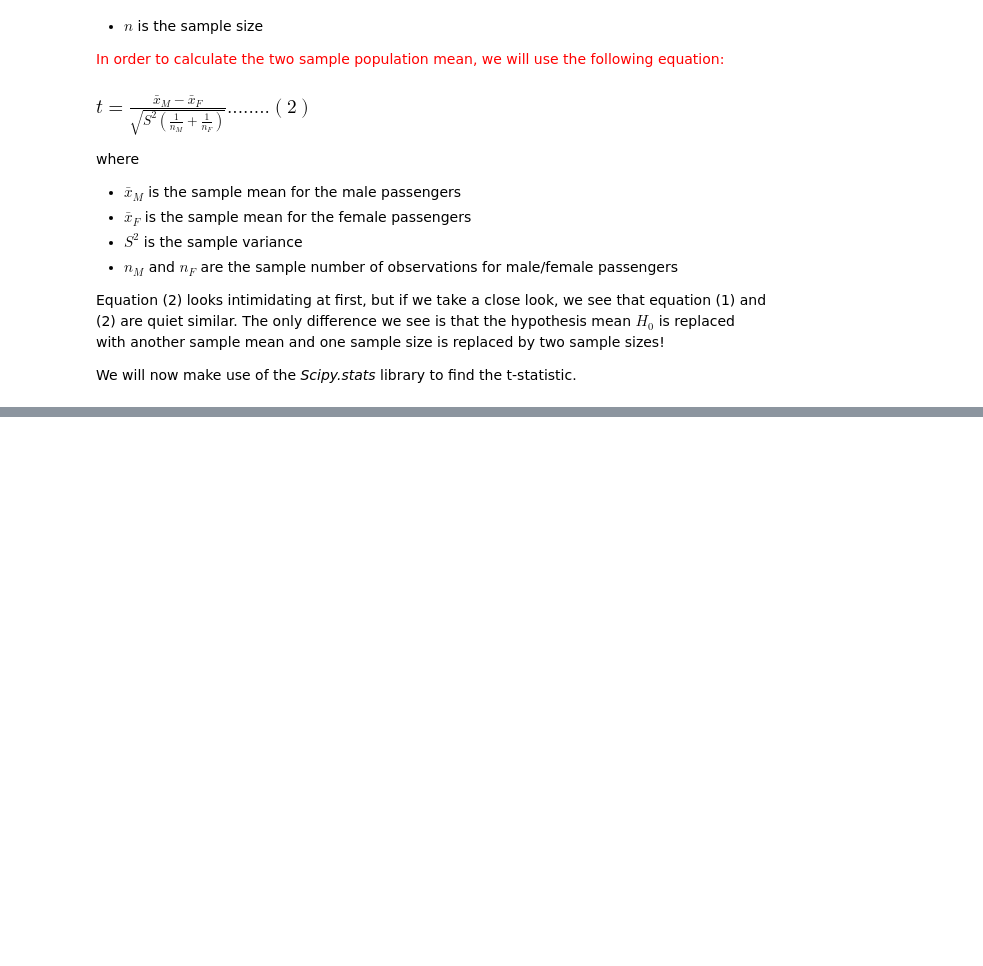
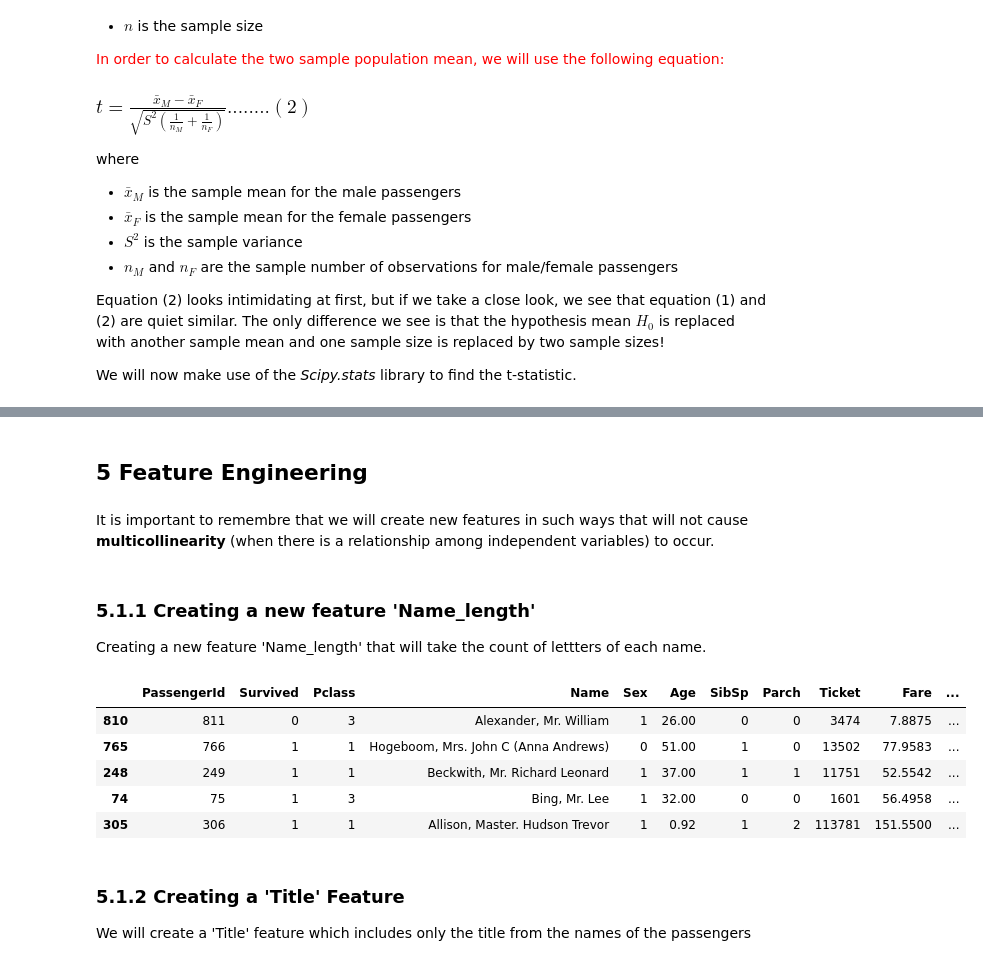
Before and after one commit to ghd7262/Titanic.Kaggle, a Jupyter notebook: Titanic.ipynb, the cells around one changed output, grey strips where cells are left out. Cells and saved outputs as stored; diff of their text form; code cells hidden in the pictures; blank space fills up the shorter version.

```diff
--- a/Titanic.ipynb
+++ b/Titanic.ipynb
@@ -814,0 +823,61 @@ import scipy.
+# %% [markdown]
+## 5 Feature Engineering
+# %% [markdown]
+It is important to remembre that we will create new features in such ways that will not cause **multicollinearity** (when there is a relationship among independent variables) to occur.
+# %% [markdown]
+### 5.1.1 Creating a new feature 'Name_length'
+
+Creating a new feature 'Name_length' that will take the count of lettters of each name.
+# %%
+train['name_length'] = [len(i) for i in train.Name] #creating a new column using a for loop by counting each of the letters
+test['name_length'] = [len(i) for i in test.Name]
+
+def name_length_group(size): #define a function
+    a = ''
+    if (size <= 20):
+        a = 'short'
+    elif (size <= 35):
+        a = 'medium'
+    elif (size <= 45):
+        a = 'good'
+    else:
+        a = 'long'
+    return a
+
+#A different approach to the function above:
+#def name_length_group(size):
+#   if (size <=20):
+#      return 'short'
+#   if (size <=35):
+#      return 'medium'
+#   if (size <=45):
+#      return 'good'
+#   return 'long
+
+train['nLength_group'] = train['name_length'].map(name_length_group)
+test['nLength_group'] = test['name_length'].map(name_length_group)
+
+#'map' is python's built-in function.
+#'map' function basically takes a function and returns an iterable list/tuple
+#or in this case series. However, map can be used like map(function) i.e. map(
+#name_length_group, train[feature]). However, here we do not need to use parameter(
+#'size') for name_length_group because when we used the map function like '.map' with
+#a series before dot, we are basically hnting that series and the iterable. This is
+#similar to .append approach in python.
+# %%
+#cuts the column by given bins based on the range of name_length
+group_names = ['short','medium','good','long']
+train['name_len_group'] = pd.cut(train['name_length'], bins =4, labels=group_names)
+# %%
+train.sample(5)
+# %% [output]
+|  | PassengerId | Survived | Pclass | Name | Sex | Age | SibSp | Parch | Ticket | Fare | ... |
+| 810 | 811 | 0 | 3 | Alexander, Mr. William | 1 | 26.00 | 0 | 0 | 3474 | 7.8875 | ... |
+| 765 | 766 | 1 | 1 | Hogeboom, Mrs. John C (Anna Andrews) | 0 | 51.00 | 1 | 0 | 13502 | 77.9583 | ... |
+| 248 | 249 | 1 | 1 | Beckwith, Mr. Richard Leonard | 1 | 37.00 | 1 | 1 | 11751 | 52.5542 | ... |
+| 74 | 75 | 1 | 3 | Bing, Mr. Lee | 1 | 32.00 | 0 | 0 | 1601 | 56.4958 | ... |
+| 305 | 306 | 1 | 1 | Allison, Master. Hudson Trevor | 1 | 0.92 | 1 | 2 | 113781 | 151.5500 | ... |
+# %% [markdown]
+### 5.1.2 Creating a 'Title' Feature
+
+We will create a 'Title' feature which includes only the title from the names of the passengers
```
Also changed, not shown: parts of 4 cells of this notebook.
